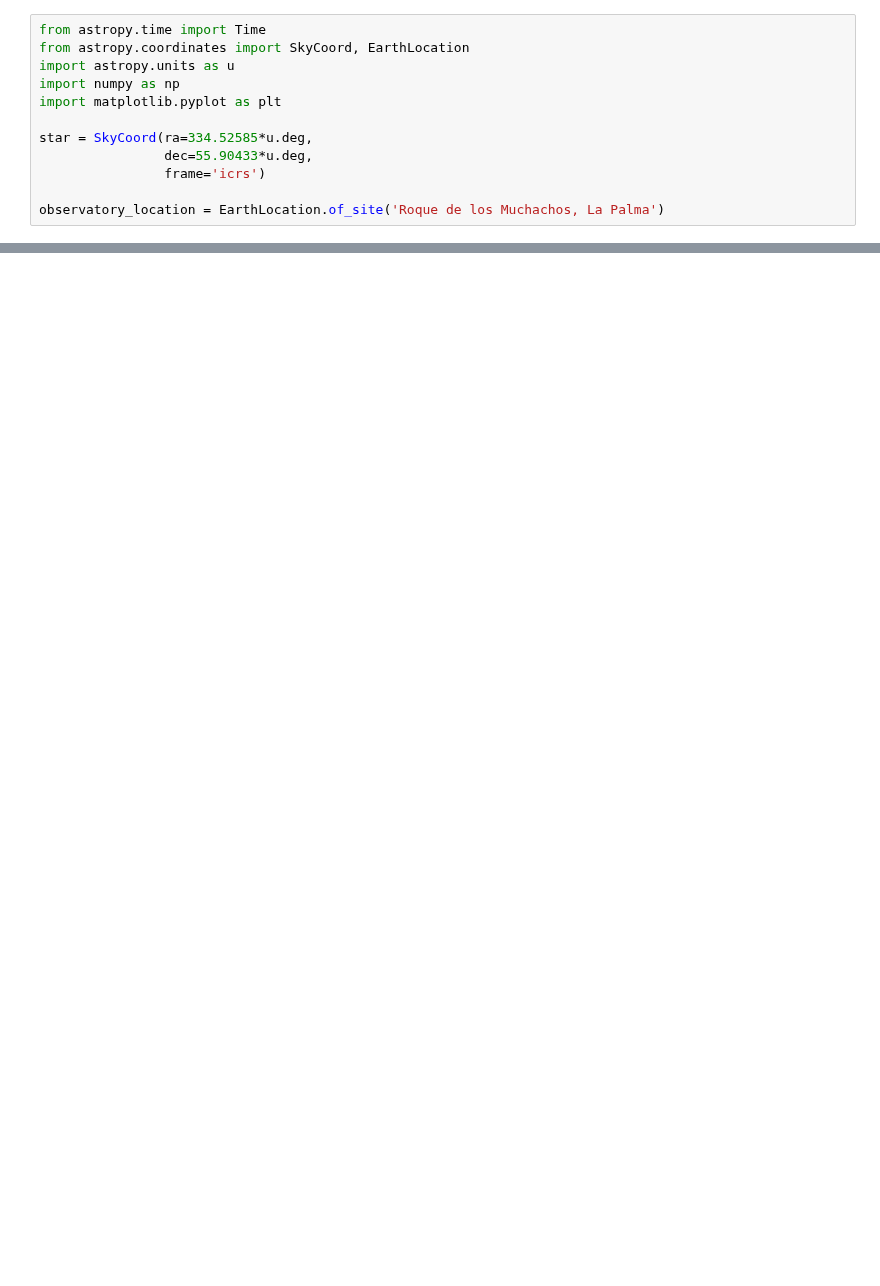
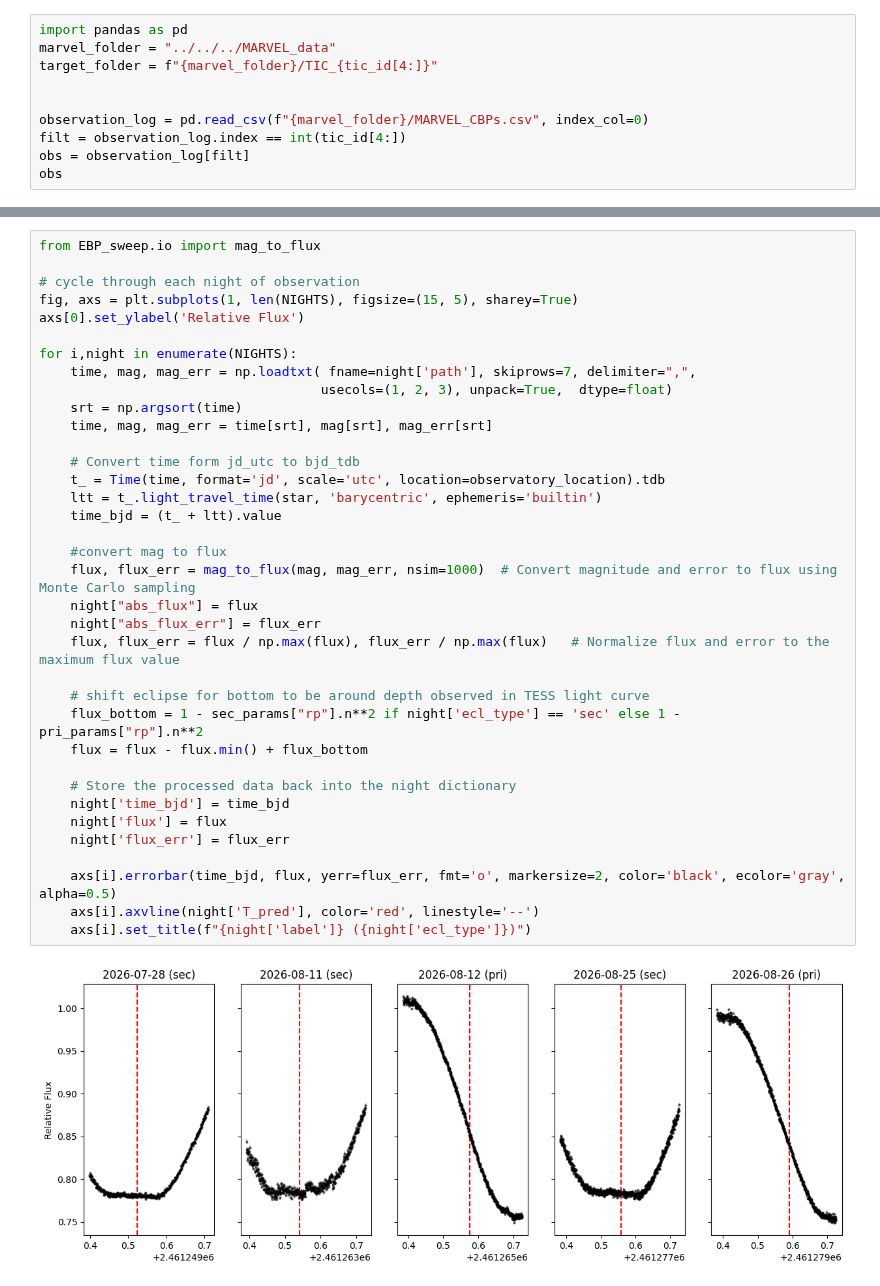
Before and after one commit to tundeakins/EBP_sweep, a Jupyter notebook: notebooks/Follow_up_fitting.ipynb, the cells around one changed output, grey strips where cells are left out. Saved outputs shown, nothing was run; the diff lists cells and outputs as text; blank space fills up the shorter version.

```diff
--- a/notebooks/Follow_up_fitting.ipynb
+++ b/notebooks/Follow_up_fitting.ipynb
@@ -29,12 +95,10 @@ pri_params
 # %%
-from astropy.time import Time
-from astropy.coordinates import SkyCoord, EarthLocation
-import astropy.units as u
-import numpy as np
-import matplotlib.pyplot as plt
+import pandas as pd
+marvel_folder = "../../../MARVEL_data"
+target_folder = f"{marvel_folder}/TIC_{tic_id[4:]}"
 
-star = SkyCoord(ra=334.52585*u.deg,
-				dec=55.90433*u.deg,
-				frame='icrs')
 
-observatory_location = EarthLocation.of_site('Roque de los Muchachos, La Palma')
+observation_log = pd.read_csv(f"{marvel_folder}/MARVEL_CBPs.csv", index_col=0)
+filt = observation_log.index == int(tic_id[4:])
+obs = observation_log[filt]
+obs
@@ -51,0 +183,38 @@ NIGHTS = [
+# %%
+from EBP_sweep.io import mag_to_flux
+
+# cycle through each night of observation
+fig, axs = plt.subplots(1, len(NIGHTS), figsize=(15, 5), sharey=True)
+axs[0].set_ylabel('Relative Flux')
+
+for i,night in enumerate(NIGHTS):
+	time, mag, mag_err = np.loadtxt( fname=night['path'], skiprows=7, delimiter=",",
+									usecols=(1, 2, 3), unpack=True,  dtype=float)
+	srt = np.argsort(time)
+	time, mag, mag_err = time[srt], mag[srt], mag_err[srt]
+
+	# Convert time form jd_utc to bjd_tdb
+	t_ = Time(time, format='jd', scale='utc', location=observatory_location).tdb
+	ltt = t_.light_travel_time(star, 'barycentric', ephemeris='builtin')
+	time_bjd = (t_ + ltt).value
+
+	#convert mag to flux
+	flux, flux_err = mag_to_flux(mag, mag_err, nsim=1000)  # Convert magnitude and error to flux using Monte Carlo sampling
+	night["abs_flux"] = flux
+	night["abs_flux_err"] = flux_err
+	flux, flux_err = flux / np.max(flux), flux_err / np.max(flux)   # Normalize flux and error to the maximum flux value
+
+	# shift eclipse for bottom to be around depth observed in TESS light curve
+	flux_bottom = 1 - sec_params["rp"].n**2 if night['ecl_type'] == 'sec' else 1 - pri_params["rp"].n**2
+	flux = flux - flux.min() + flux_bottom
+
+	# Store the processed data back into the night dictionary
+	night['time_bjd'] = time_bjd
+	night['flux'] = flux
+	night['flux_err'] = flux_err
+
+	axs[i].errorbar(time_bjd, flux, yerr=flux_err, fmt='o', markersize=2, color='black', ecolor='gray', alpha=0.5)
+	axs[i].axvline(night['T_pred'], color='red', linestyle='--')
+	axs[i].set_title(f"{night['label']} ({night['ecl_type']})")
+# %% [output]
+[figure, added]
```
Also changed, not shown: parts of 38 cells of this notebook, 2 other files.
